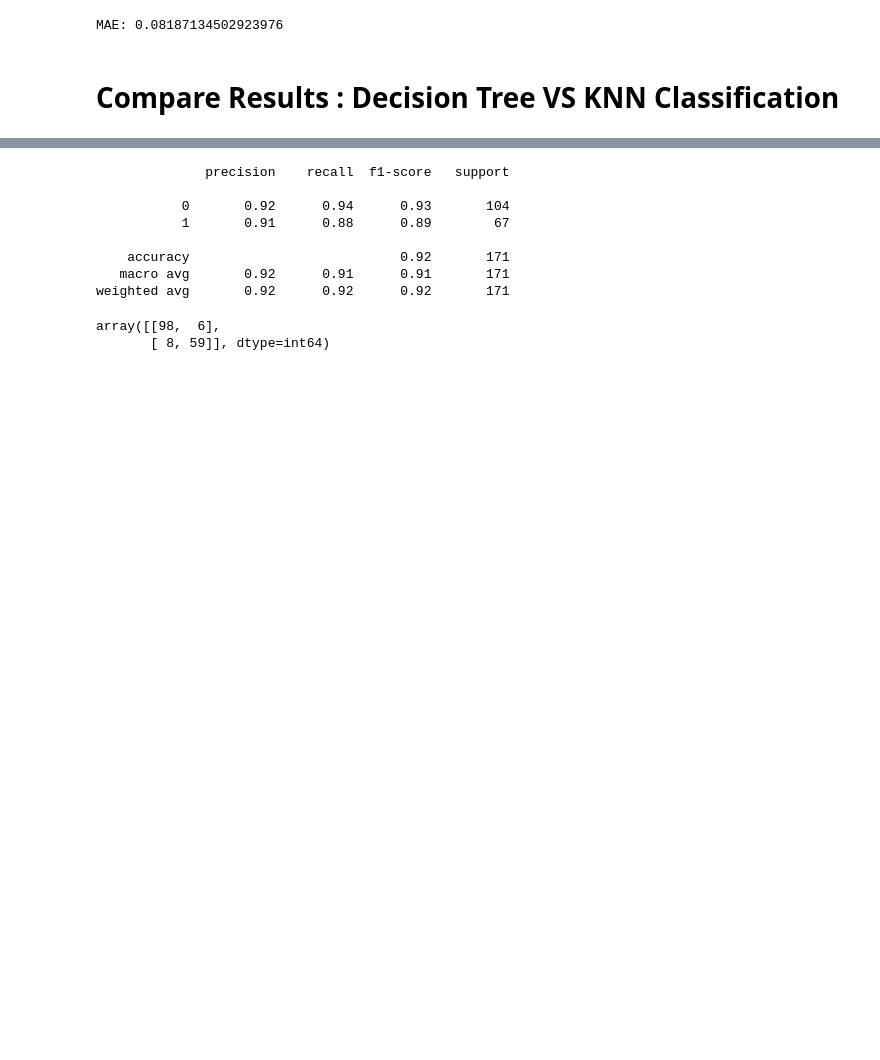
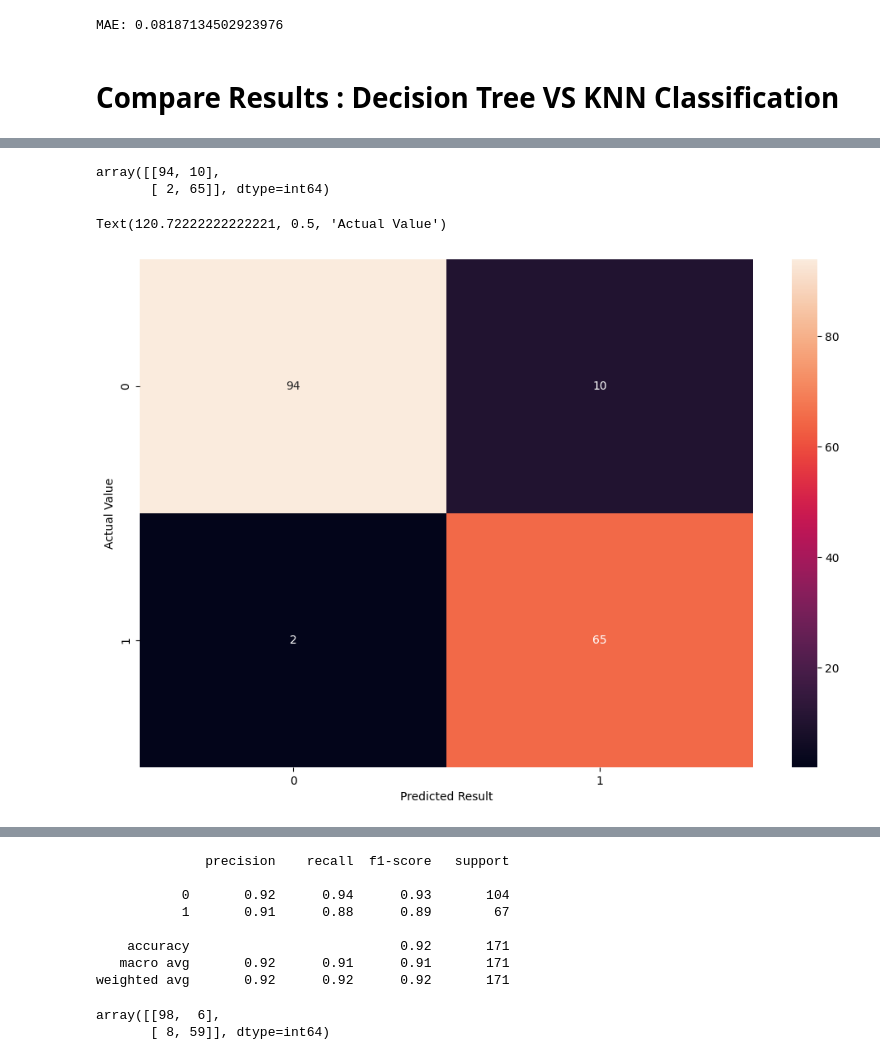
Before and after one commit to NishatTasnim01/KNN_Classification, a Jupyter notebook: Class 7_KNN Classification.ipynb, the cells around one changed output, grey strips where cells are left out. Cells and saved outputs as stored; diff of their text form; code cells hidden in the pictures; blank space fills up the shorter version.

```diff
--- a/Class 7_KNN Classification.ipynb
+++ b/Class 7_KNN Classification.ipynb
@@ -357,0 +371,6 @@ KNN Classification MAE: 0.08187134502923976
+# %%
+con_matrix = confusion_matrix(ytest,dt_pred)
+con_matrix
+# %% [output]
+array([[94, 10],
+       [ 2, 65]], dtype=int64)
@@ -357,0 +379,8 @@ KNN Classification MAE: 0.08187134502923976
+# %%
+plt.figure(figsize=(12,8))
+sns.heatmap(con_matrix,annot=True)
+plt.xlabel('Predicted Result')
+plt.ylabel('Actual Value')
+# %% [output]
+Text(120.72222222222221, 0.5, 'Actual Value')
+[figure, added]
```
Also changed, not shown: parts of 16 cells of this notebook.
